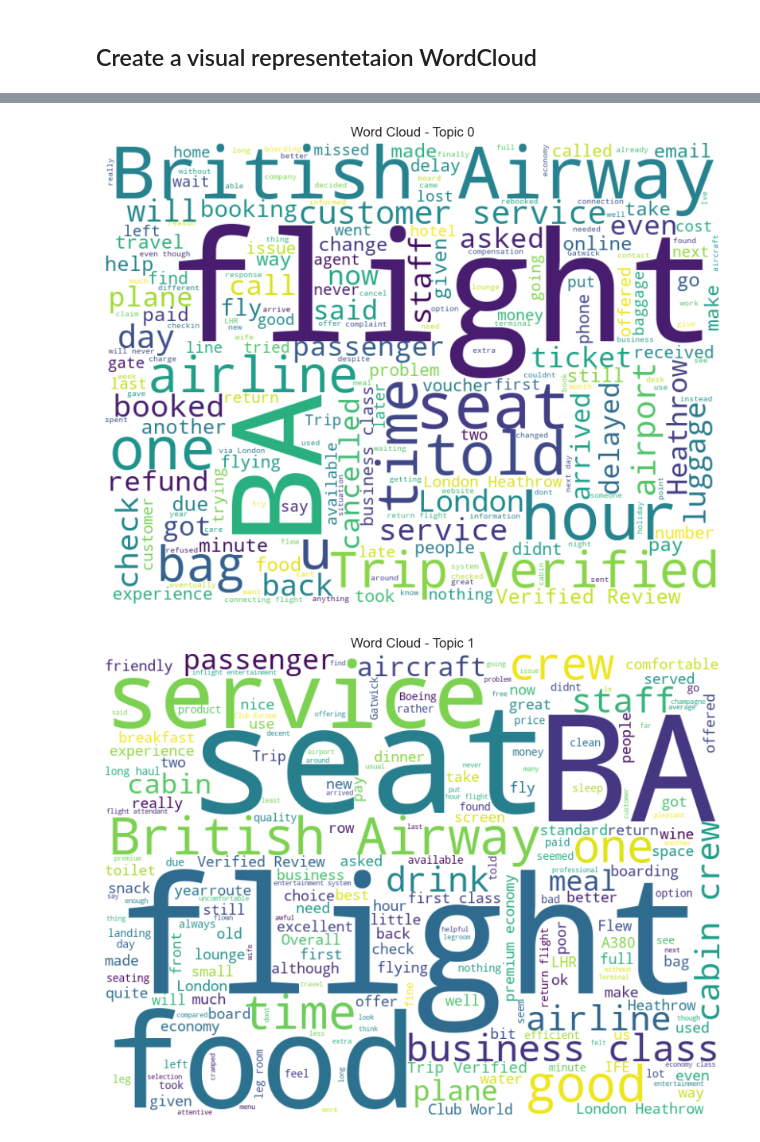
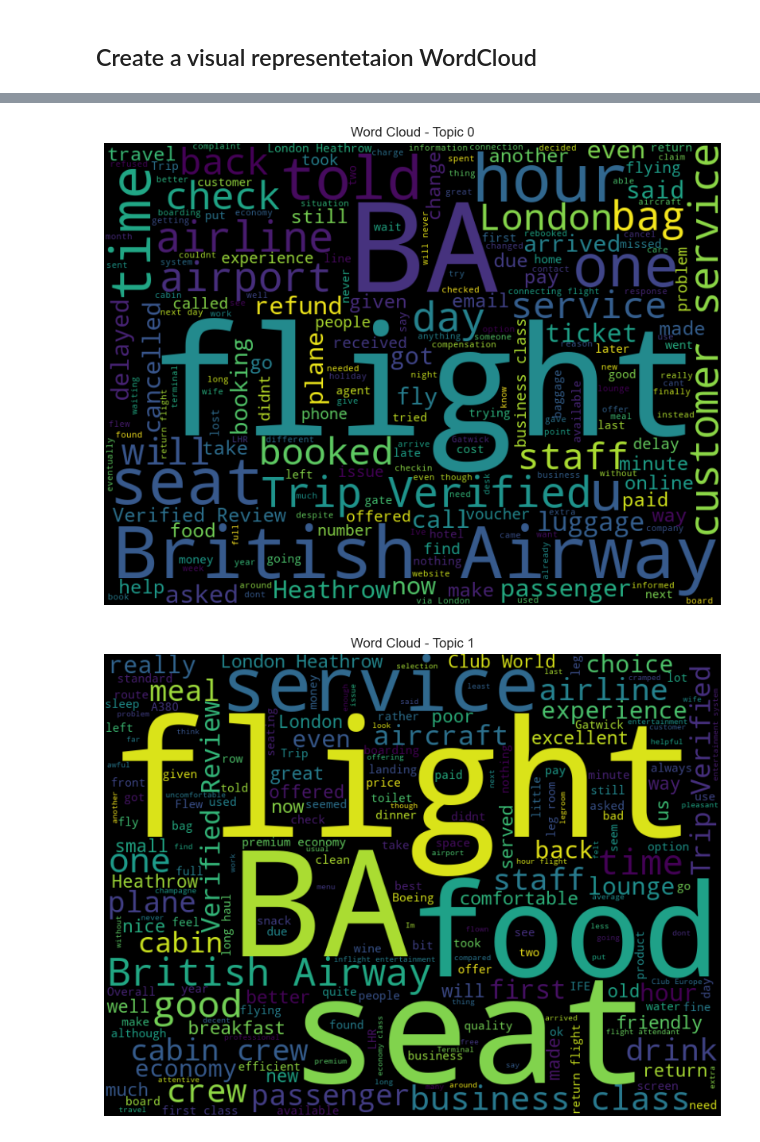
Before and after one commit to dasanmiguelv/nlp, a Jupyter notebook: reviews-BA/getting_started.ipynb, the cells around one changed output, grey strips where cells are left out. Cells and saved outputs as stored; diff of their text form; code cells hidden in the pictures.

```diff
--- a/reviews-BA/getting_started.ipynb
+++ b/reviews-BA/getting_started.ipynb
@@ -262,6 +262,9 @@ def get_sentiment(tokens):
 
 # Apply sentiment analysis to DataFrame
 df_preprocessed['sentiment'] = df_preprocessed['reviews_lemmatized'].apply(get_sentiment)
+# %%
+custom_palette = ["#2a78cd", "#DF0101", "#FFFFFF"]
+sns.set_palette(custom_palette)
 # %%
 # Crear un conteo de sentimientos
 sentimiento_count = df_preprocessed['sentiment'].value_counts()
@@ -361,7 +373,7 @@ from wordcloud import WordCloud
 
 for topic in df_preprocessed['topic'].unique():
     words = ' '.join(df[df_preprocessed['topic'] == topic]['reviews'])
-    wordcloud = WordCloud(width=800, height=600, background_color='white').generate(words)
+    wordcloud = WordCloud(width=800, height=600, background_color='black').generate(words)
     plt.figure(figsize=(10, 8))
     plt.imshow(wordcloud, interpolation='bilinear')
     plt.title(f'Word Cloud - Topic {topic}')
@@ -372,2 +384,2 @@ for topic in df_preprocessed['topic'].unique():
-[figure, old version]
+[figure, new version]
-[figure, old version]
+[figure, new version]
```
Also changed, not shown: parts of 10 cells of this notebook, 7 other files.
